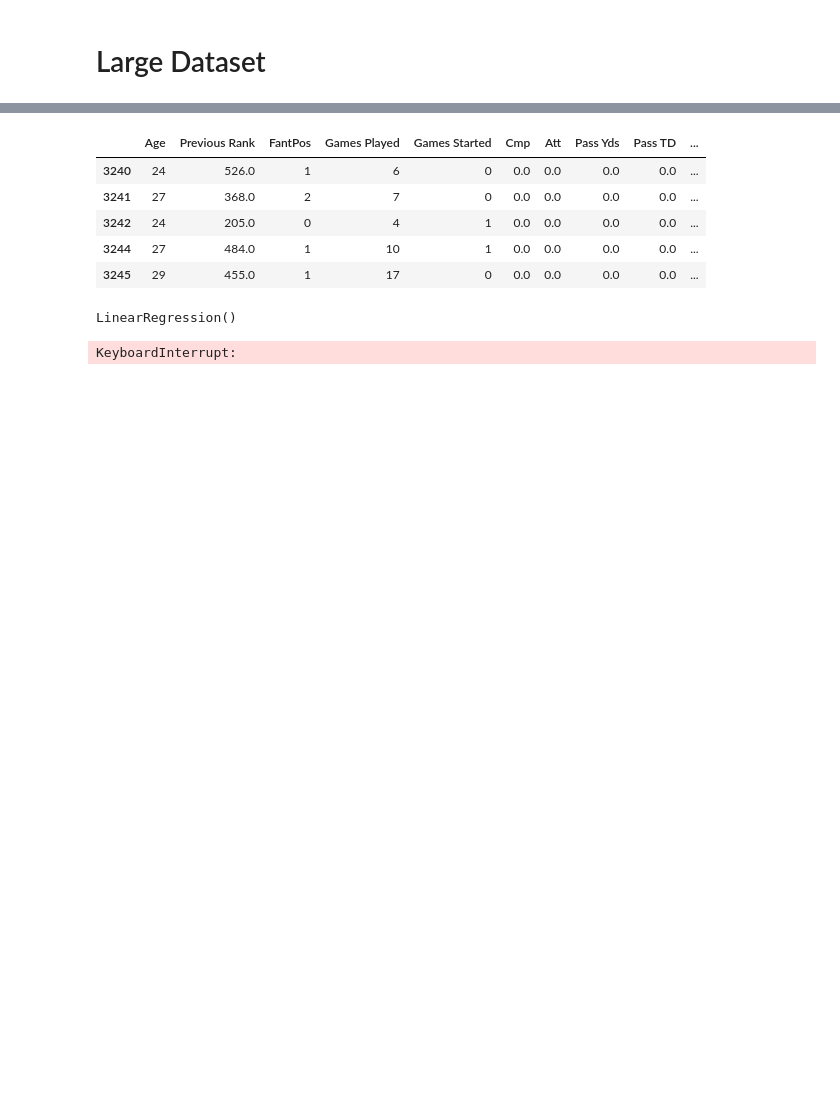
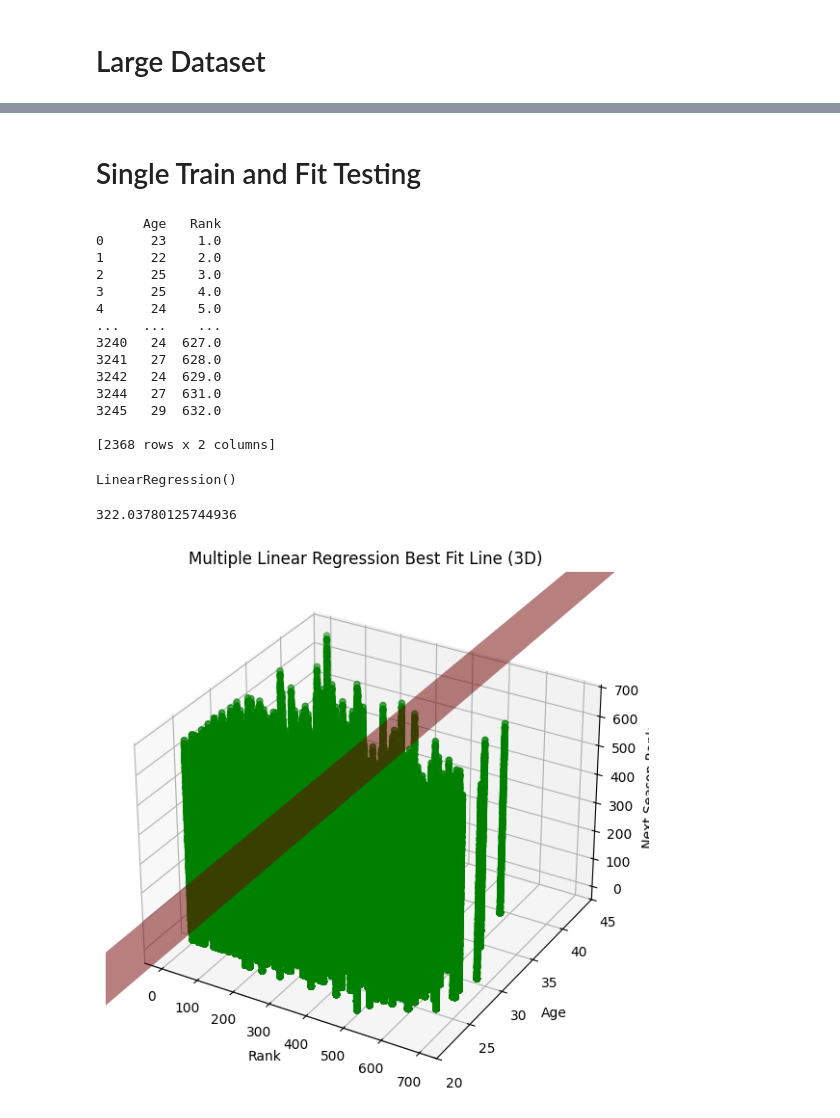
Before and after one commit to drizz12234/FF-Neural-Network, a Jupyter notebook: MultiRegression.ipynb, the cells around one changed output, grey strips where cells are left out. Saved outputs shown, nothing was run; the diff lists cells and outputs as text; code cells hidden in the pictures; blank space fills up the shorter version.

```diff
--- a/MultiRegression.ipynb
+++ b/MultiRegression.ipynb
@@ -90,11 +67,16 @@ dataset.tail()
 # Large Dataset
 # %%
 url = 'p:\Mitchell\FFNeuralNetwork\statsTraining.csv'
-# ans = 'p:\Mitchell\FFNeuralNetwork\statsAnswerV2.csv'
 
 raw_dataset = pd.read_csv(url, na_values='?', comment='\t', skipinitialspace=True)
-# raw_answer = pd.read_csv(ans, na_values='?', comment='\t', skipinitialspace=True)
 
 dataset = raw_dataset.copy()
-# datasetAns = raw_answer.copy()
 # dataset.tail()
+
+dataset.isna().sum()                                                    # Counts number of Nan Values
+dataset = dataset.dropna(axis = 0, subset = 'Previous Rank')            # Removes Nan Values from Previous Rank Rows
+dataset = dataset.fillna(0)                                             # Fills remaining Nan Values with 0
+testSet = dataset.copy()                                                # Copying dataset to testset
+dataset = dataset.drop('Next Season Rank', axis = 1)                    # Remove Next Season Rank column from training set
+
+# dataset.tail()
@@ -119,20 +140,31 @@ dataset.tail()
+# %% [markdown]
+# Single Train and Fit Testing
 # %%
-y = testSet[['Rank']]
-dataset = dataset.drop('Rank', axis = 1)
-X = dataset[['Previous Rank', 'PPR']]
+y = testSet[['Next Season Rank']]
+X = dataset[['Age', 'Rank']]          # Training on (Previous Rank) and (Previous PPR) vs Next Season Rank
+print(X)
 
 X_train, X_test, y_train, y_test = train_test_split(X, y, test_size=0.2, random_state=42)
 # X_train, X_test, y_train, y_test = train_test_split(dataset, y, test_size=0.2, random_state=42)
-#
-X.tail()
-dataset.tail()
+
+# print(X_train)
+# print(X_train.size)
+# dataset.tail()
 # %% [output]
-|  | Age | Previous Rank | FantPos | Games Played | Games Started | Cmp | Att | Pass Yds | Pass TD | ... |
-| 3240 | 24 | 526.0 | 1 | 6 | 0 | 0.0 | 0.0 | 0.0 | 0.0 | ... |
-| 3241 | 27 | 368.0 | 2 | 7 | 0 | 0.0 | 0.0 | 0.0 | 0.0 | ... |
-| 3242 | 24 | 205.0 | 0 | 4 | 1 | 0.0 | 0.0 | 0.0 | 0.0 | ... |
-| 3244 | 27 | 484.0 | 1 | 10 | 1 | 0.0 | 0.0 | 0.0 | 0.0 | ... |
-| 3245 | 29 | 455.0 | 1 | 17 | 0 | 0.0 | 0.0 | 0.0 | 0.0 | ... |
+      Age   Rank
+0      23    1.0
+1      22    2.0
+2      25    3.0
+3      25    4.0
+4      24    5.0
+...   ...    ...
+3240   24  627.0
+3241   27  628.0
+3242   24  629.0
+3244   27  631.0
+3245   29  632.0
+
+[2368 rows x 2 columns]
 # %%
 model = LinearRegression()
 
@@ -141,49 +173,56 @@ model.fit(X_train, y_train)
 LinearRegression()
 # %%
 y_pred = model.predict(X_test)
+
+print(np.max(y_pred))
+# %% [output]
+322.03780125744936
 # %%
 fig = plt.figure(figsize=(10, 7))
 ax = fig.add_subplot(111, projection='3d')
 
-ax.scatter(X_test['Previous Rank'], X_test['PPR'],
-           y_test, color='blue', label='Actual Data')
+ax.scatter(X_test['Rank'], X_test['Age'],
+           y_test, color='green', label='Actual Data')
 
         #    X_test['FantPos'], X_test['Games Played'], X_test['Games Started'], X_test['Cmp'], X_test['Att'], X_test['Pass Yds'], X_test['Pass TD'], X_test['Int'],
         #    X_test['Rush Att'], X_test['Rush Yds'], X_test['Rush TD'], X_test['Tgt'], X_test['Rec'], X_test['Rec Yds'], X_test['Rec TD'], X_test['PPR']
 
-x1_range = np.linspace(X_test['Previous Rank'].min(), X_test['Previous Rank'].max(), 100)
-# x2_range = np.linspace(X_test['Age'].min(), X_test['Age'].max(), 100)
+# x1_range = np.linspace(X_test['Previous Rank'].min(), X_test['Previous Rank'].max(), 100)
+x2_range = np.linspace(X_test['Age'].min(), X_test['Age'].max())
 # x3_range = np.linspace(X_test['FantPos'].min(), X_test['FantPos'].max(), 100)
 # x4_range = np.linspace(X_test['Games Played'].min(), X_test['Games Played'].max(), 100)
 # x5_range = np.linspace(X_test['Games Started'].min(), X_test['Games Started'].max(), 100)
 # x6_range = np.linspace(X_test['Cmp'].min(), X_test['Cmp'].max(), 100)
 # x7_range = np.linspace(X_test['Att'].min(), X_test['Att'].max(), 100)
 # x8_range = np.linspace(X_test['Age'].min(), X_test['Age'].max(), 100)
 # x9_range = np.linspace(X_test['Pass Yds'].min(), X_test['Pass Yds'].max(), 100)
 # x10_range = np.linspace(X_test['Pass TD'].min(), X_test['Pass TD'].max(), 100)
 # x11_range = np.linspace(X_test['Int'].min(), X_test['Int'].max(), 100)
 # x12_range = np.linspace(X_test['Rush Att'].min(), X_test['Rush Att'].max(), 100)
 # x13_range = np.linspace(X_test['Rush Yds'].min(), X_test['Rush Yds'].max(), 100)
 # x14_range = np.linspace(X_test['Rush TD'].min(), X_test['Rush TD'].max(), 100)
 # x15_range = np.linspace(X_test['Tgt'].min(), X_test['Tgt'].max(), 100)
 # x16_range = np.linspace(X_test['Rec'].min(), X_test['Rec'].max(), 100)
 # x17_range = np.linspace(X_test['Rec Yds'].min(), X_test['Rec Yds'].max(), 100)
 # x18_range = np.linspace(X_test['Rec TD'].min(), X_test['Rec TD'].max(), 100)
-x19_range = np.linspace(X_test['PPR'].min(), X_test['PPR'].max(), 100)
+# x19_range = np.linspace(X_test['PPR'].min(), X_test['PPR'].max(), 100)
+x20_range = np.linspace(X_test['Rank'].min(), X_test['Rank'].max())
 
-x1, x2= np.meshgrid(x1_range, x19_range)
+x1, x2= np.meshgrid(x2_range, x20_range)
 z = model.predict(np.c_[x1.ravel(), x2.ravel()]).reshape(x1.shape)
 
 ax.plot_surface(x1, x2, z, color='red', alpha=0.5, rstride=100, cstride=100)
 
-ax.set_xlabel('Previous Rank')
-ax.set_ylabel('PPR')
-ax.set_zlabel('Rank')
+ax.set_ylim(20, 45)
+
+ax.set_xlabel('Rank')
+ax.set_ylabel('Age')
+ax.set_zlabel('Next Season Rank')
 ax.set_title('Multiple Linear Regression Best Fit Line (3D)')
 
 plt.show()
 # %% [output]
-KeyboardInterrupt:
+[figure, added]
 # %%
 ex = dataset.iloc[4]
 # ex = ex.drop('Rank')
```
Also changed, not shown: parts of 10 cells of this notebook, 27 other files.
